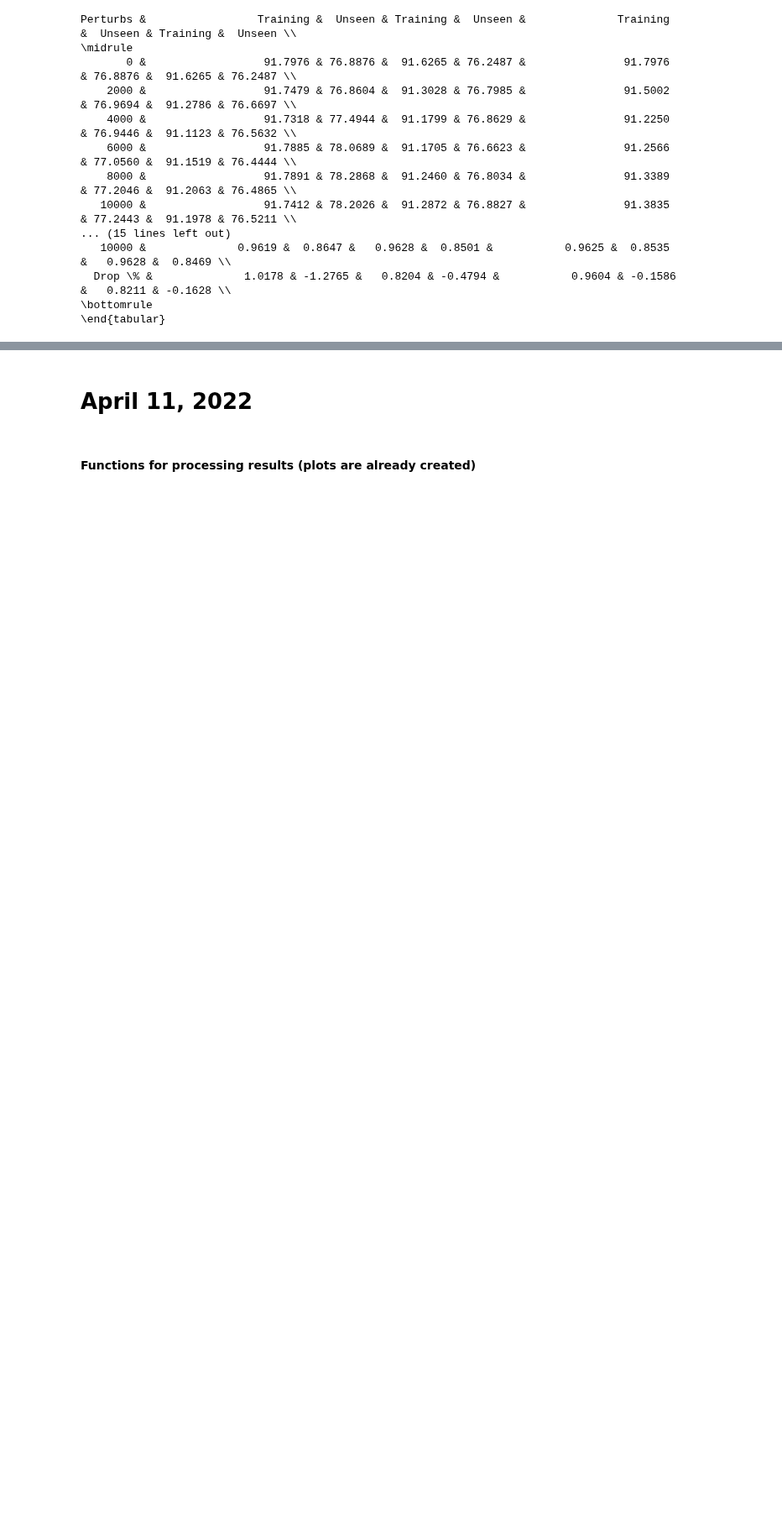
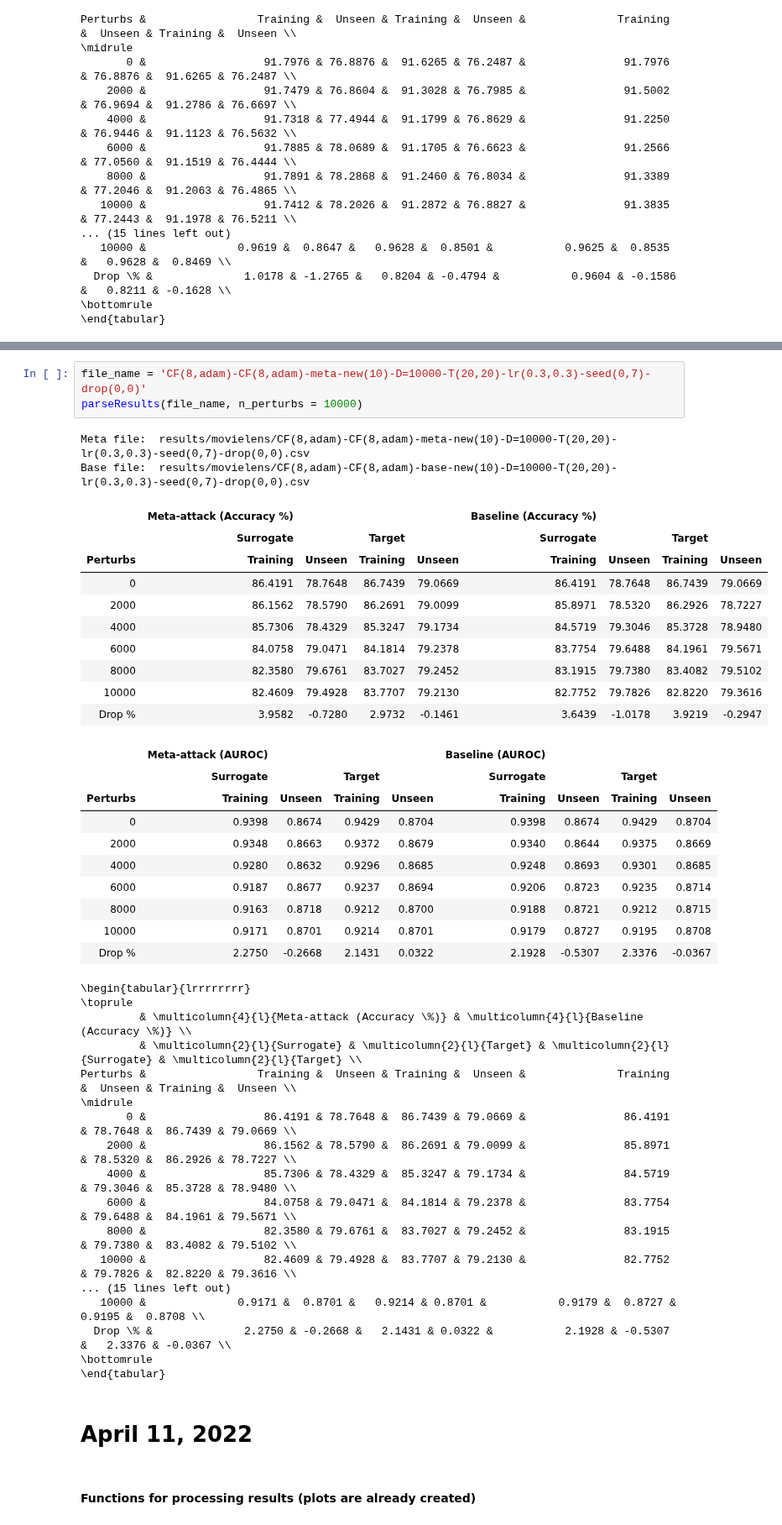
Before and after one commit to aravind-gk/RecSysAttack, a Jupyter notebook: check.ipynb, the cells around one changed output, grey strips where cells are left out. Shown at 84% size. Saved outputs shown, nothing was run; the diff lists cells and outputs as text; blank space fills up the shorter version.

Commit message:
add results,plots for CF(8)-CF(8) new-users(10) seed(0,7) and update check.ipynb

```diff
--- a/check.ipynb
+++ b/check.ipynb
@@ -420,3 +422,46 @@ Perturbs &                 Training &  Unseen & Training &  Unseen &
+# %%
+file_name = 'CF(8,adam)-CF(8,adam)-meta-new(10)-D=10000-T(20,20)-lr(0.3,0.3)-seed(0,7)-drop(0,0)'
+parseResults(file_name, n_perturbs = 10000)
+# %% [output]
+Meta file:  results/movielens/CF(8,adam)-CF(8,adam)-meta-new(10)-D=10000-T(20,20)-lr(0.3,0.3)-seed(0,7)-drop(0,0).csv
+Base file:  results/movielens/CF(8,adam)-CF(8,adam)-base-new(10)-D=10000-T(20,20)-lr(0.3,0.3)-seed(0,7)-drop(0,0).csv
+|  | Meta-attack (Accuracy %) |  |  |  | Baseline (Accuracy %) |  |  |  |
+|  | Surrogate |  | Target |  | Surrogate |  | Target |  |
+| Perturbs | Training | Unseen | Training | Unseen | Training | Unseen | Training | Unseen |
+| 0 | 86.4191 | 78.7648 | 86.7439 | 79.0669 | 86.4191 | 78.7648 | 86.7439 | 79.0669 |
+| 2000 | 86.1562 | 78.5790 | 86.2691 | 79.0099 | 85.8971 | 78.5320 | 86.2926 | 78.7227 |
+| 4000 | 85.7306 | 78.4329 | 85.3247 | 79.1734 | 84.5719 | 79.3046 | 85.3728 | 78.9480 |
+| 6000 | 84.0758 | 79.0471 | 84.1814 | 79.2378 | 83.7754 | 79.6488 | 84.1961 | 79.5671 |
+| 8000 | 82.3580 | 79.6761 | 83.7027 | 79.2452 | 83.1915 | 79.7380 | 83.4082 | 79.5102 |
+| 10000 | 82.4609 | 79.4928 | 83.7707 | 79.2130 | 82.7752 | 79.7826 | 82.8220 | 79.3616 |
+| Drop % | 3.9582 | -0.7280 | 2.9732 | -0.1461 | 3.6439 | -1.0178 | 3.9219 | -0.2947 |
+|  | Meta-attack (AUROC) |  |  |  | Baseline (AUROC) |  |  |  |
+|  | Surrogate |  | Target |  | Surrogate |  | Target |  |
+| Perturbs | Training | Unseen | Training | Unseen | Training | Unseen | Training | Unseen |
+| 0 | 0.9398 | 0.8674 | 0.9429 | 0.8704 | 0.9398 | 0.8674 | 0.9429 | 0.8704 |
+| 2000 | 0.9348 | 0.8663 | 0.9372 | 0.8679 | 0.9340 | 0.8644 | 0.9375 | 0.8669 |
+| 4000 | 0.9280 | 0.8632 | 0.9296 | 0.8685 | 0.9248 | 0.8693 | 0.9301 | 0.8685 |
+| 6000 | 0.9187 | 0.8677 | 0.9237 | 0.8694 | 0.9206 | 0.8723 | 0.9235 | 0.8714 |
+| 8000 | 0.9163 | 0.8718 | 0.9212 | 0.8700 | 0.9188 | 0.8721 | 0.9212 | 0.8715 |
+| 10000 | 0.9171 | 0.8701 | 0.9214 | 0.8701 | 0.9179 | 0.8727 | 0.9195 | 0.8708 |
+| Drop % | 2.2750 | -0.2668 | 2.1431 | 0.0322 | 2.1928 | -0.5307 | 2.3376 | -0.0367 |
+\begin{tabular}{lrrrrrrrr}
+\toprule
+         & \multicolumn{4}{l}{Meta-attack (Accuracy \%)} & \multicolumn{4}{l}{Baseline (Accuracy \%)} \\
+         & \multicolumn{2}{l}{Surrogate} & \multicolumn{2}{l}{Target} & \multicolumn{2}{l}{Surrogate} & \multicolumn{2}{l}{Target} \\
+Perturbs &                 Training &  Unseen & Training &  Unseen &              Training &  Unseen & Training &  Unseen \\
+\midrule
+       0 &                  86.4191 & 78.7648 &  86.7439 & 79.0669 &               86.4191 & 78.7648 &  86.7439 & 79.0669 \\
+    2000 &                  86.1562 & 78.5790 &  86.2691 & 79.0099 &               85.8971 & 78.5320 &  86.2926 & 78.7227 \\
+    4000 &                  85.7306 & 78.4329 &  85.3247 & 79.1734 &               84.5719 & 79.3046 &  85.3728 & 78.9480 \\
+    6000 &                  84.0758 & 79.0471 &  84.1814 & 79.2378 &               83.7754 & 79.6488 &  84.1961 & 79.5671 \\
+    8000 &                  82.3580 & 79.6761 &  83.7027 & 79.2452 &               83.1915 & 79.7380 &  83.4082 & 79.5102 \\
+   10000 &                  82.4609 & 79.4928 &  83.7707 & 79.2130 &               82.7752 & 79.7826 &  82.8220 & 79.3616 \\
+... (15 lines left out)
+   10000 &              0.9171 &  0.8701 &   0.9214 & 0.8701 &           0.9179 &  0.8727 &   0.9195 &  0.8708 \\
+  Drop \% &              2.2750 & -0.2668 &   2.1431 & 0.0322 &           2.1928 & -0.5307 &   2.3376 & -0.0367 \\
+\bottomrule
+\end{tabular}
 # %% [markdown]
 # **April 11, 2022**
 # %% [markdown]
```
Also changed, not shown: parts of 1 cell of this notebook, 17 other files.
